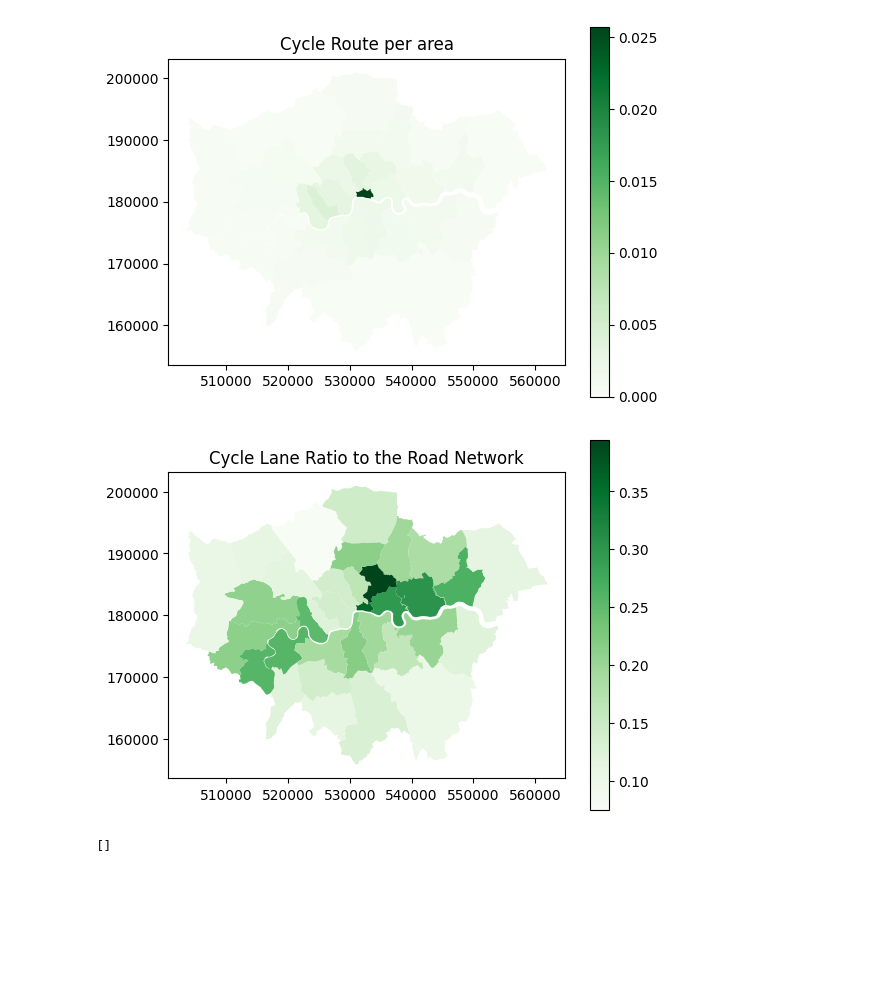
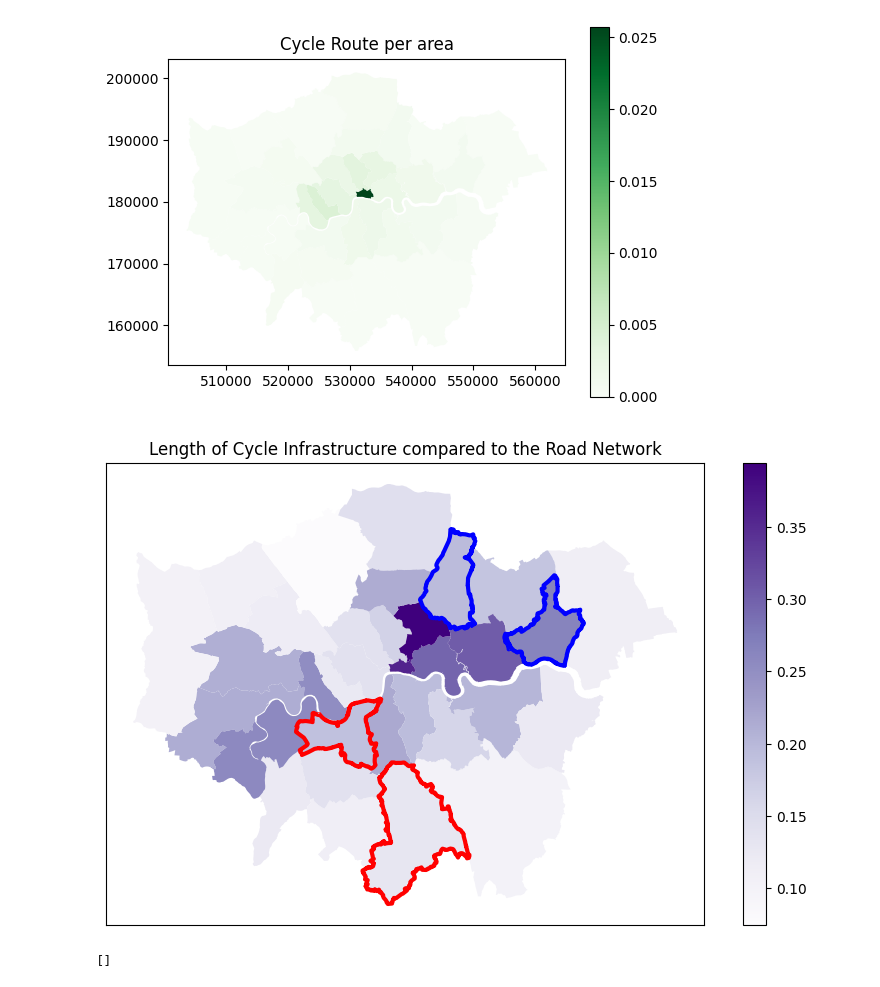
Before and after one commit to sokimura39/CUSP_Data_Dive, a Jupyter notebook: cycling_infrastructure.ipynb, the cells around one changed output. Cells and saved outputs as stored; diff of their text form; code cells hidden in the pictures; blank space fills up the shorter version.

```diff
--- a/cycling_infrastructure.ipynb
+++ b/cycling_infrastructure.ipynb
@@ -458,6 +494,10 @@ boroughs_cycle_data = boroughs.merge(
     london_traffic_pivot, left_on = 'GSS_CODE', right_index = True
 ).merge(
     boroughs_atc, left_on = 'GSS_CODE', right_index = True
+).merge(
+    casualty_boro_2018, left_on = 'GSS_CODE', right_index = True
+).merge(
+    casualty_boro_2022, left_on = 'GSS_CODE', right_index = True
 )
 # %%
 boroughs_cycle_data.columns
@@ -491,6 +531,9 @@ boroughs_cycle_data['cycle_casualties_per_traffic_atc'] = boroughs_cycle_data['c
 
 boroughs_cycle_data['all_casualties_per_vehicle_mile'] = boroughs_cycle_data['KSIs'] / boroughs_cycle_data['DfT_2022']
 boroughs_cycle_data['all_casualties_per_traffic_atc'] = boroughs_cycle_data['all_casualties_per_area'] / boroughs_cycle_data['cycle_traffic_atc']
+
+# calculation of improvement ratio
+boroughs_cycle_data['casualty_difference'] = np.log(boroughs_cycle_data['casualty_2022'] / boroughs_cycle_data['casualty_2018'])
 # %%
 # plot casualties per area
 boroughs_cycle_data.plot(
@@ -595,19 +638,48 @@ plt.title('Cycle Route per area')
 plt.show()
 # %% [output]
 [figure]
-# %%
-# plot casualties per traffic
-boroughs_cycle_data.plot(
-    column = 'cycle_network_ratio',
-    legend = True,
-    cmap = 'Greens'
-)
-
-plt.title('Cycle Lane Ratio to the Road Network')
-
-plt.show()
-# %% [output]
-[figure, removed]
+# %%
+# initialise plot
+f, ax = plt.subplots(1, 1, figsize = (10, 6))
+
+# plot casualties per traffic
+boroughs_cycle_data.plot(
+    ax = ax,
+    column = 'cycle_network_ratio',
+    legend = True,
+    cmap = 'Purples'
+)
+
+# define areas
+good = ['Barking and Dagenham', 'Waltham Forest']
+bad = ['Croydon', 'Wandsworth']
+
+for b in good:
+    boroughs[boroughs['NAME'] == b].plot(
+        ax = ax,
+        facecolor = 'None',
+        edgecolor = 'blue',
+        linewidth = 3
+    )
+
+for b in bad:
+    boroughs[boroughs['NAME'] == b].plot(
+        ax = ax,
+        facecolor = 'None',
+        edgecolor = 'red',
+        linewidth = 3
+    )
+
+plt.title('Length of Cycle Infrastructure compared to the Road Network')
+
+# delete axis ticks
+plt.xticks([])
+plt.yticks([])
+
+# save figure
+plt.savefig('plots/cycle_infrastructure.png', bbox_inches = 'tight')
+# %% [output]
+[figure, added]
 # %%
 plt.scatter(
     x = boroughs_cycle_data['cycle_traffic_atc'] / (boroughs_cycle_data['DfT_2022'] / boroughs_cycle_data.area),
```
Also changed, not shown: parts of 10 cells of this notebook, 3 other files.
